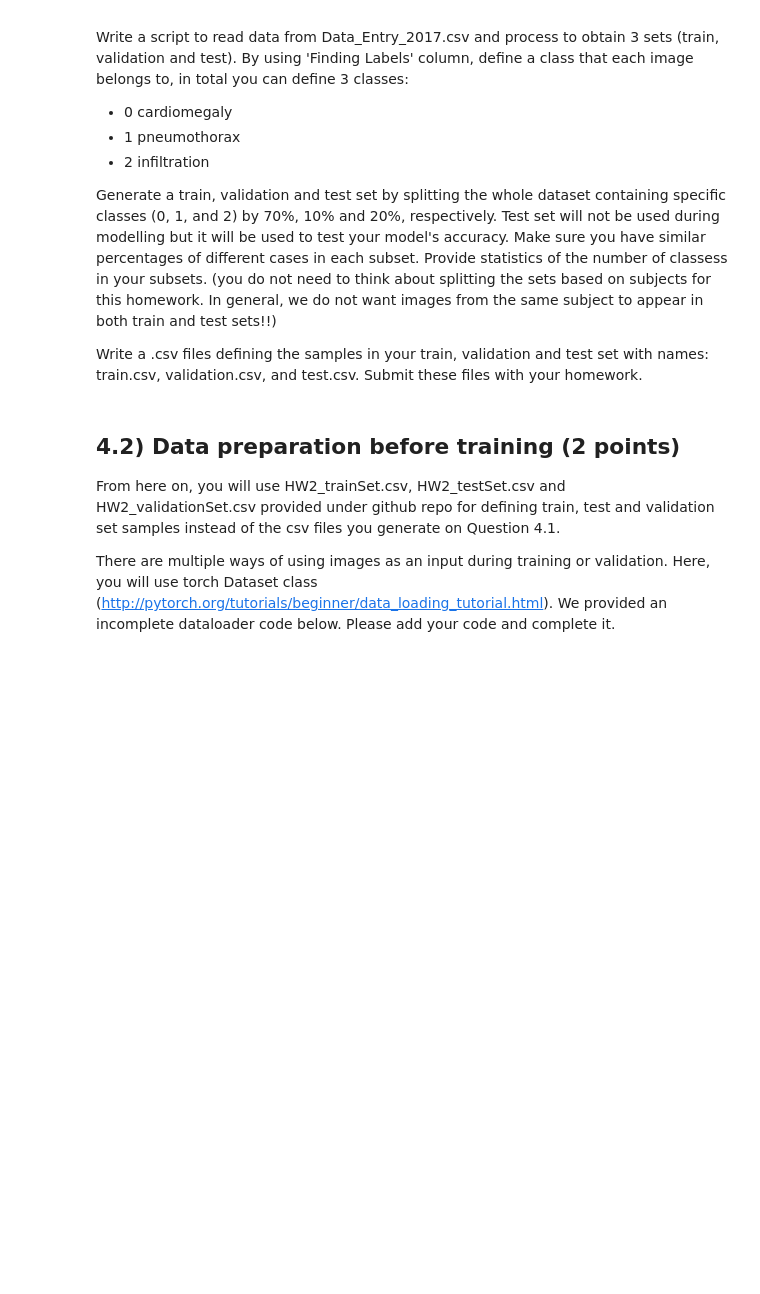
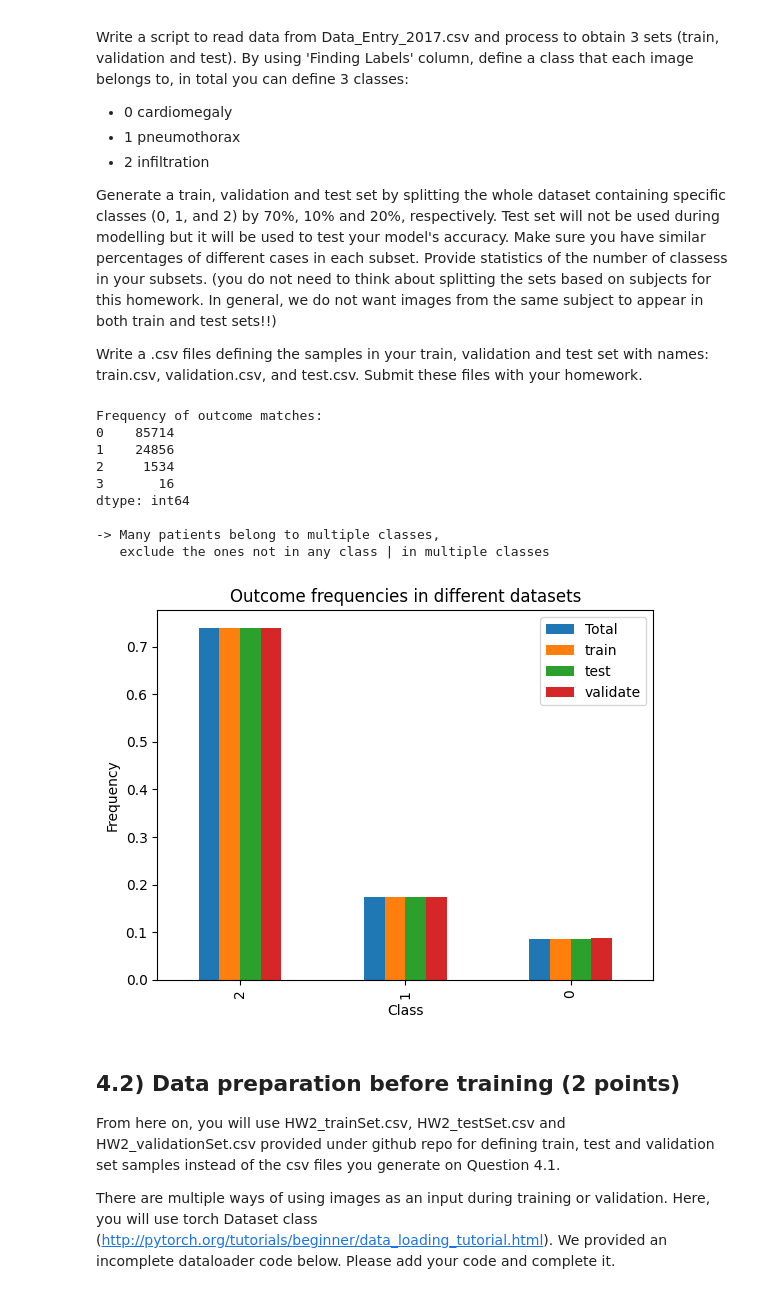
Before and after one commit to tctsung/Deep_Learning_in_Medicine, a Jupyter notebook: HW2/BMIN_HW2_Spring_2023.ipynb, the cells around one changed output. Drawn from its saved outputs; the diff is of its cells as text; code cells hidden in the pictures; blank space fills up the shorter version.

Commit message:
finish data splitting in Q4

```diff
--- a/HW2/BMIN_HW2_Spring_2023.ipynb
+++ b/HW2/BMIN_HW2_Spring_2023.ipynb
@@ -701,3 +699,57 @@ from sklearn.preprocessing import LabelEncoder
+# %%
+from sklearn.model_selection import train_test_split
+import pandas as pd
+import matplotlib.pyplot as plt
+## Check outcome distribution:
+entries = pd.read_csv("data/Data_Entry_2017_v2020.csv")
+raw_lbls = entries["Finding Labels"]
+cnts = pd.Series([0]*len(raw_lbls), dtype=int)
+classes = ('Cardiomegaly','Pneumothorax','Infiltration')
+for nm in classes:
+    lbls = raw_lbls.str.contains(nm)
+    cnts += lbls
+print(f'Frequency of outcome matches:\n{cnts.value_counts()}\n')
+print('''-> Many patients belong to multiple classes,
+   exclude the ones not in any class | in multiple classes''')
+df = entries.loc[cnts==1].reset_index(drop=True)
+for i in range(3):
+    df.loc[df["Finding Labels"].str.contains(classes[i]), "Finding Labels"] = str(i)
+df["Finding Labels"] = df["Finding Labels"].astype(int)   # turn to numeric value
+## Data partition:
+train, test = train_test_split(df, test_size=0.2, stratify=df['Finding Labels'])
+train, validate = train_test_split(train, test_size=0.1, stratify=train['Finding Labels'])
+validate['Finding Labels'].value_counts()
+
+## Visualization of stratified sampling result:
+classes_plt = pd.DataFrame({
+    'Total': df["Finding Labels"].value_counts()/df.shape[0],
+    'train': train['Finding Labels'].value_counts()/train.shape[0],
+    'test': test['Finding Labels'].value_counts()/test.shape[0],
+    'validate': validate['Finding Labels'].value_counts()/validate.shape[0]
+})
+
+# plot the combined value counts as a bar plot
+classes_plt.plot.bar()
+plt.title("Outcome frequencies in different datasets")
+plt.xlabel("Class")
+plt.ylabel("Frequency")
+plt.show()
+
+# save the files:
+train.to_csv('data/train.csv', index=False)
+validate.to_csv('data/validation.csv', index=False)
+test.to_csv('data/test.csv', index=False)
+# %% [output]
+Frequency of outcome matches:
+0    85714
+1    24856
+2     1534
+3       16
+dtype: int64
+
+-> Many patients belong to multiple classes,
+   exclude the ones not in any class | in multiple classes
+[figure, added]
 # %% [markdown]
 ## 4.2) Data preparation before training (2 points)
 From here on, you will use HW2_trainSet.csv, HW2_testSet.csv and HW2_validationSet.csv provided under github repo for defining train, test and validation set samples instead of the csv files you generate on Question 4.1.
```
Also changed, not shown: parts of 1 cell of this notebook, 1 other file.
